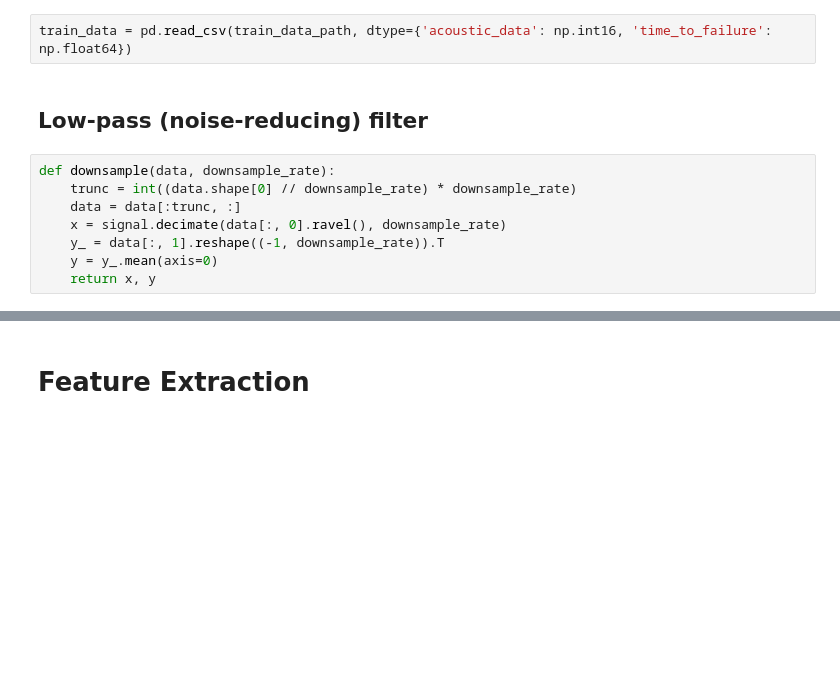
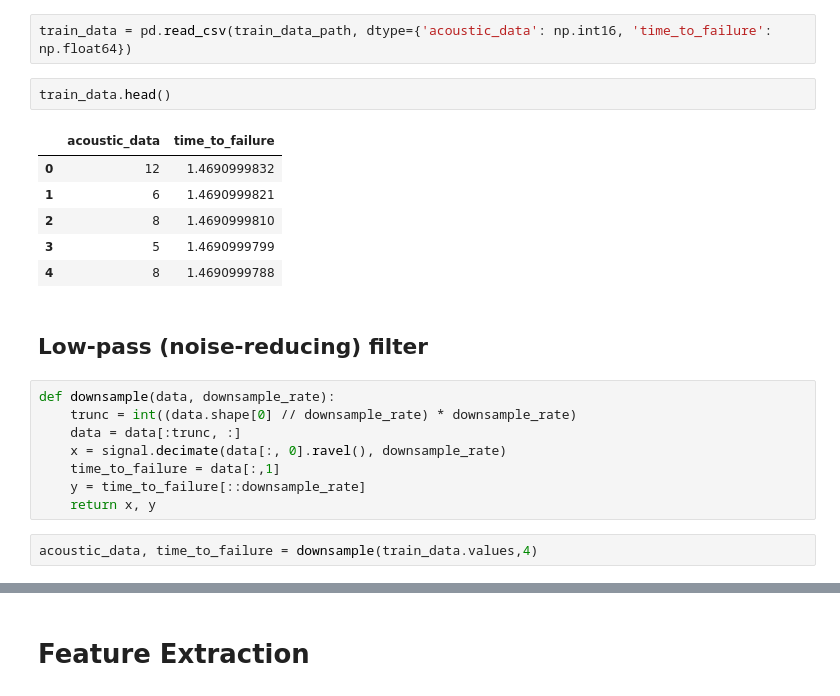
Before and after one commit to domelein/CAS_PML_Earthquake_pred, a Jupyter notebook: Feature_Extraction.ipynb, the cells around one changed output, grey strips where cells are left out. Cells and saved outputs as stored; diff of their text form; blank space fills up the shorter version.

```diff
--- a/Feature_Extraction.ipynb
+++ b/Feature_Extraction.ipynb
@@ -27,6 +27,15 @@ pd.options.display.precision = 10
 # Trainingsdaten laden
 # %%
 train_data = pd.read_csv(train_data_path, dtype={'acoustic_data': np.int16, 'time_to_failure': np.float64})
+# %%
+train_data.head()
+# %% [output]
+|  | acoustic_data | time_to_failure |
+| 0 | 12 | 1.4690999832 |
+| 1 | 6 | 1.4690999821 |
+| 2 | 8 | 1.4690999810 |
+| 3 | 5 | 1.4690999799 |
+| 4 | 8 | 1.4690999788 |
 # %% [markdown]
 ## Low-pass (noise-reducing) filter
 # %%
@@ -34,6 +43,8 @@ def downsample(data, downsample_rate):
     trunc = int((data.shape[0] // downsample_rate) * downsample_rate)
     data = data[:trunc, :]
     x = signal.decimate(data[:, 0].ravel(), downsample_rate)
-    y_ = data[:, 1].reshape((-1, downsample_rate)).T
-    y = y_.mean(axis=0)
+    time_to_failure = data[:,1]
+    y = time_to_failure[::downsample_rate]
     return x, y
+# %%
+acoustic_data, time_to_failure = downsample(train_data.values,4)
```
Also changed, not shown: parts of 12 cells of this notebook, 4 other files.
